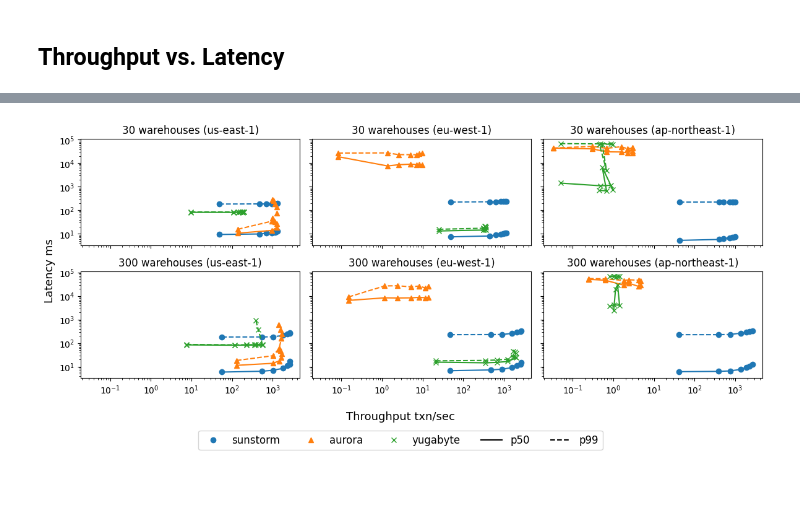
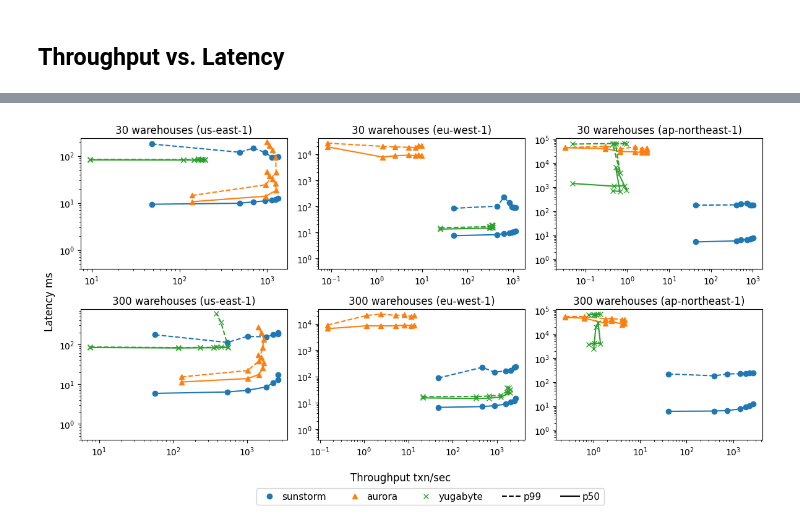
Before and after one commit to ctring/sunstorm-analysis, a Jupyter notebook: tpcc.ipynb, the cells around one changed output, grey strips where cells are left out. Cells and saved outputs as stored; diff of their text form; code cells hidden in the pictures; blank space fills up the shorter version.

Commit message:
Updated cache files

```diff
--- a/tpcc.ipynb
+++ b/tpcc.ipynb
@@ -73,6 +73,7 @@ def collect_yugabyte_results(path, renew_cache: bool):
                 record.update(
                     compute_quantiles(
                         raw_df[raw_df["Transaction Name"] == transaction]["OperationLatency (microseconds)"],
+                        remove_lower_outliers=True,
                         remove_upper_outliers=True,
                         suffix=f".{transaction}"
                     )
@@ -81,6 +82,7 @@ def collect_yugabyte_results(path, renew_cache: bool):
             record.update(
                 compute_quantiles(
                     raw_df["OperationLatency (microseconds)"],
+                    remove_lower_outliers=True,
                     remove_upper_outliers=True
                 )
             )
@@ -116,6 +118,7 @@ sunstorm_throughput_df = collect_results(
 normalize_region_name(sunstorm_throughput_df)
 
 aurora_matcher = get_matcher("aurora")
+RENEW_CACHE = True
 aurora_throughput_df = collect_results(
     ROOT / "aurora",
     aurora_matcher,
@@ -123,6 +126,7 @@ aurora_throughput_df = collect_results(
 )
 normalize_region_name(aurora_throughput_df)
 
+RENEW_CACHE = False
 yugabyte_matcher = get_matcher("yugabyte")
 yugabyte_throughput_df = collect_yugabyte_results(ROOT / "yugabyte", RENEW_CACHE)
 normalize_region_name(yugabyte_throughput_df)
@@ -169,10 +254,11 @@ throughput_df.pivot_table(
 # %%
 from matplotlib.lines import Line2D
+from matplotlib.gridspec import GridSpec
 
-FONT_SIZE_AXES = 13
-FONT_SIZE_LEGEND = 12
-
-fig, axes = plt.subplots(2, 3, figsize=(12, 5), sharex=True, sharey=True)
+plt.rc('axes', labelsize=12)
+plt.rc('legend', fontsize=11)
+fig = plt.figure(figsize=(12, 6))
+gs = GridSpec(2, 3, figure=fig)
 
 # for scalefactor in [1, 10, 100]:
 for s, scalefactor in enumerate([10, 100]):
@@ -182,50 +268,55 @@ for s, scalefactor in enumerate([10, 100]):
         region_df = scale_df[scale_df["region"] == region]
         region_name = {
             "1-us-east-1-0": "us-east-1",
             "2-eu-west-1-0": "eu-west-1",
             "3-ap-northeast-1-0": "ap-northeast-1",
         }[region]
 
-        ax = axes[s, r]
+        ax = plt.subplot(gs[s, r])
 
         for i, (system, marker) in enumerate(zip(SYSTEMS, ["o", "^", "x"])):
             system_df = region_df[region_df["system"] == system].sort_values("terminals_rank")
 
-            for y, linestyle in [("p50.NewOrder", "-"), ("p99.NewOrder", "--")]:
+            for y, linestyle in [("p50.NewOrder", "-"), ("p95.NewOrder", "--")]:
                 system_df.plot(
                     title=f"{scalefactor*3} warehouses ({region_name})",
                     x="throughput",
                     y=y,
                     style=f"{marker}{linestyle}C{i}",
                     rot=0,
                     logy=True,
                     logx=True,
                     # xlim=(-100, 2500),
                     # ylim=(0.2, 30000),
                     legend=False,
                     xlabel="",
                     ylabel="",
                     ax=ax,
                 )
+            ax.get_legend().remove()
+            ax.set_xlabel("")
 
-fig.supylabel("Latency ms", fontsize=FONT_SIZE_AXES)
-fig.supxlabel("Throughput txn/sec", fontsize=FONT_SIZE_AXES)
-# fig.suptitle("TPC-C NewOrder Transaction")
+        ax.set_ylim(bottom=0.4)
+fig.supylabel("Latency ms", y=0.5)
+fig.supxlabel("Throughput txn/sec", x=0.5)
+#fig.suptitle("TPC-C NewOrder Transaction")
+handles=[
+    Line2D([0], [0], lw=0, marker='o', color='C0', markerfacecolor='C0', label='sunstorm'),
+    Line2D([0], [0], lw=0, marker='^', color='C1', markerfacecolor='C1', label='aurora'),
+    Line2D([0], [0], lw=0, marker='x', color='C2', markerfacecolor='C2', label='yugabyte'),
+    Line2D([0], [0], color='k', linestyle='--', label='p99'),
+    Line2D([0], [0], color='k', linestyle='-', label='p50'),
 
-fig.legend(handles=[
-        Line2D([0], [0], lw=0, marker='o', color='C0', markerfacecolor='C0', label='sunstorm'),
-        Line2D([0], [0], lw=0, marker='^', color='C1', markerfacecolor='C1', label='aurora'),
-        Line2D([0], [0], lw=0, marker='x', color='C2', markerfacecolor='C2', label='yugabyte'),
-        Line2D([0], [0], color='k', linestyle='-', label='p50'),
-        Line2D([0], [0], color='k', linestyle='--', label='p99'),
-    ],
-    title="",
-    ncol=5,
-    loc="upper center",
-    bbox_to_anchor=(0.5,0),
-    fontsize=FONT_SIZE_LEGEND
-)
+]
+
+fig.legend(handles=handles,
+           title="",
+           ncol=7,
+           loc="upper center",
+           handletextpad=0.3,
+           bbox_to_anchor=(0.54,0.01)  # Adjust legend position if needed
+          )
 fig.tight_layout()
-fig.savefig(f"output/tpcc.pdf", bbox_inches="tight")
+fig.savefig(f"tpcc-logx.pdf", bbox_inches="tight")
 # %% [output]
-[figure, old version]
+[figure, new version]
```
Also changed, not shown: parts of 6 cells of this notebook, 16 other files.
